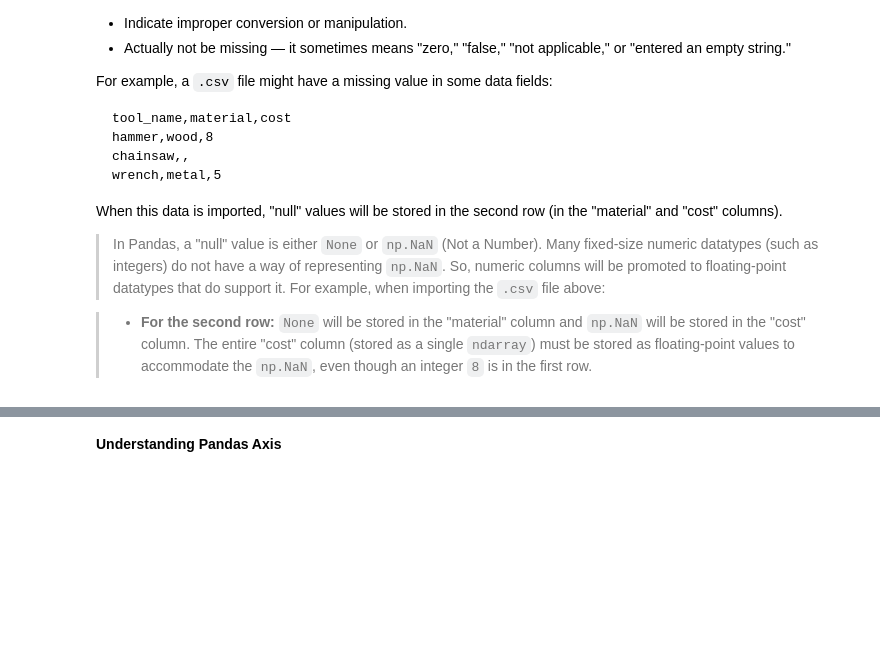
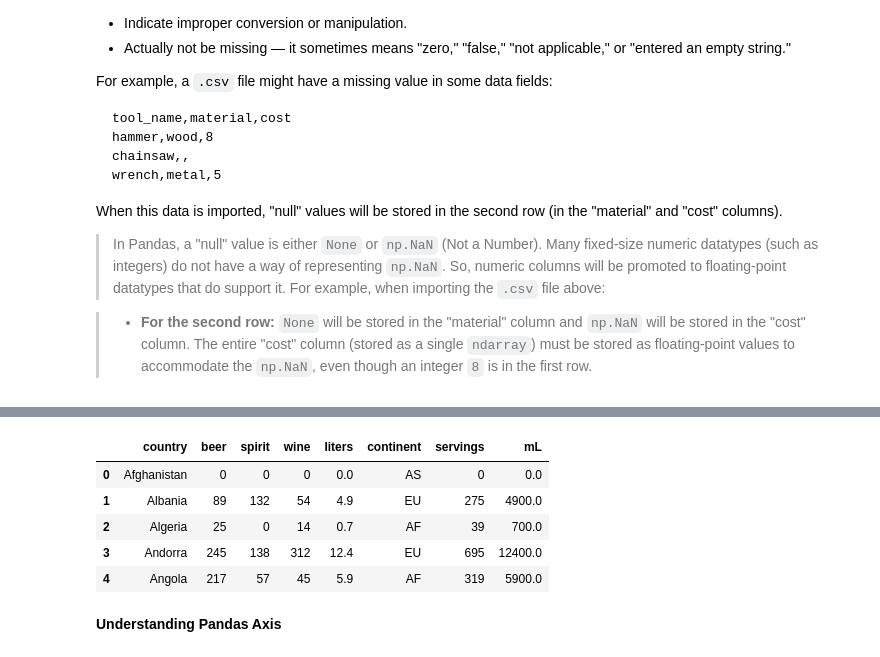
Before and after one commit to sarahchan091822/DAT-course-materials, a Jupyter notebook: lessons/required/exploratory-data-analysis/exploratory-data-analysis.ipynb, the cells around one changed output, grey strips where cells are left out. Drawn from its saved outputs; the diff is of its cells as text; code cells hidden in the pictures; blank space fills up the shorter version.

```diff
--- a/lessons/required/exploratory-data-analysis/exploratory-data-analysis.ipynb
+++ b/lessons/required/exploratory-data-analysis/exploratory-data-analysis.ipynb
@@ -387,6 +863,13 @@ drinks.continent.notnull()
 # %%
 # Only show rows where continent is not missing.
-drinks[drinks.continent.notnull()]
+drinks[drinks.continent.notnull()].head()
+# %% [output]
+|  | country | beer | spirit | wine | liters | continent | servings | mL |
+| 0 | Afghanistan | 0 | 0 | 0 | 0.0 | AS | 0 | 0.0 |
+| 1 | Albania | 89 | 132 | 54 | 4.9 | EU | 275 | 4900.0 |
+| 2 | Algeria | 25 | 0 | 14 | 0.7 | AF | 39 | 700.0 |
+| 3 | Andorra | 245 | 138 | 312 | 12.4 | EU | 695 | 12400.0 |
+| 4 | Angola | 217 | 57 | 45 | 5.9 | AF | 319 | 5900.0 |
 # %% [markdown]
 **Understanding Pandas Axis**
 # %%
```
Also changed, not shown: parts of 86 cells of this notebook, 2 other files.
